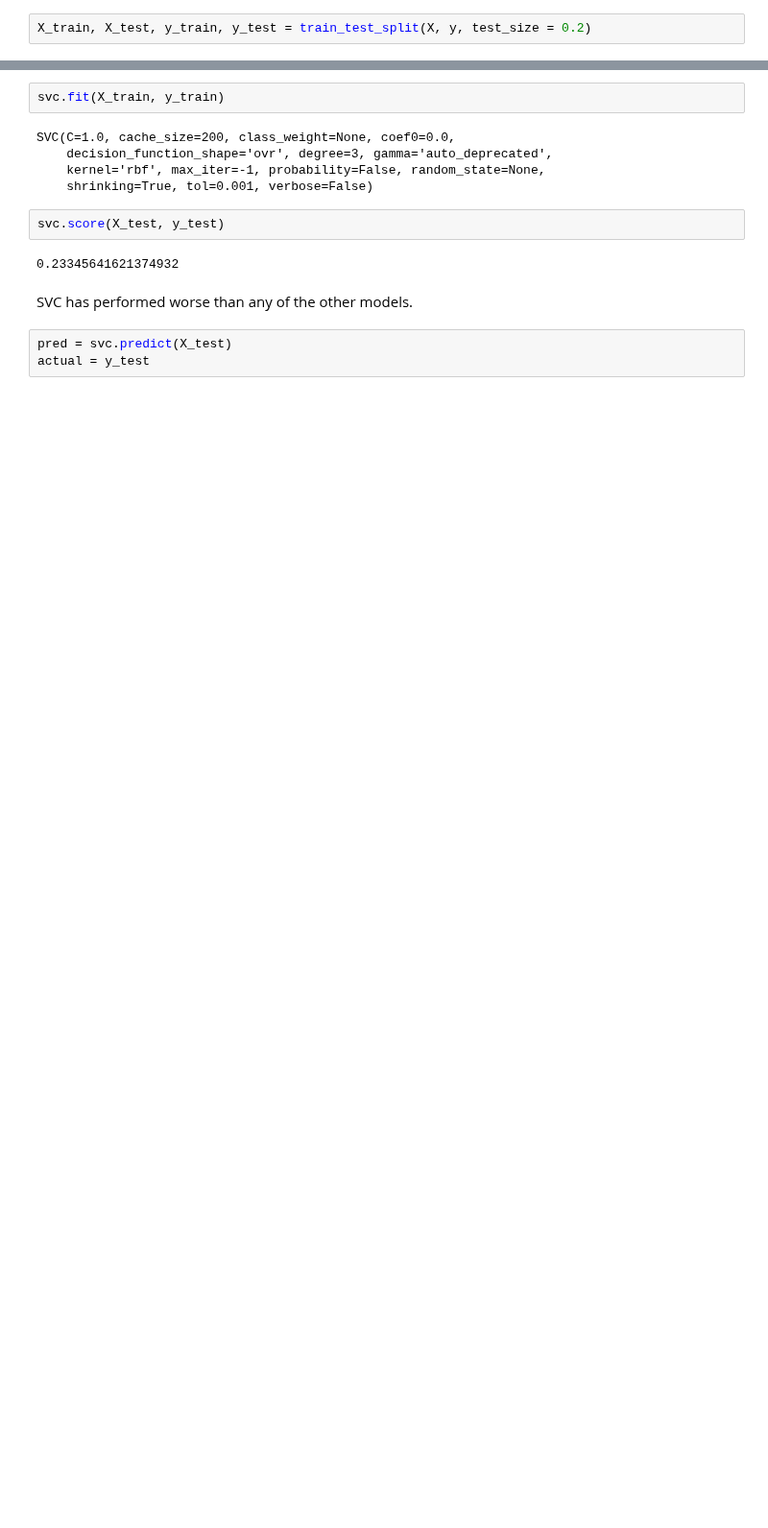
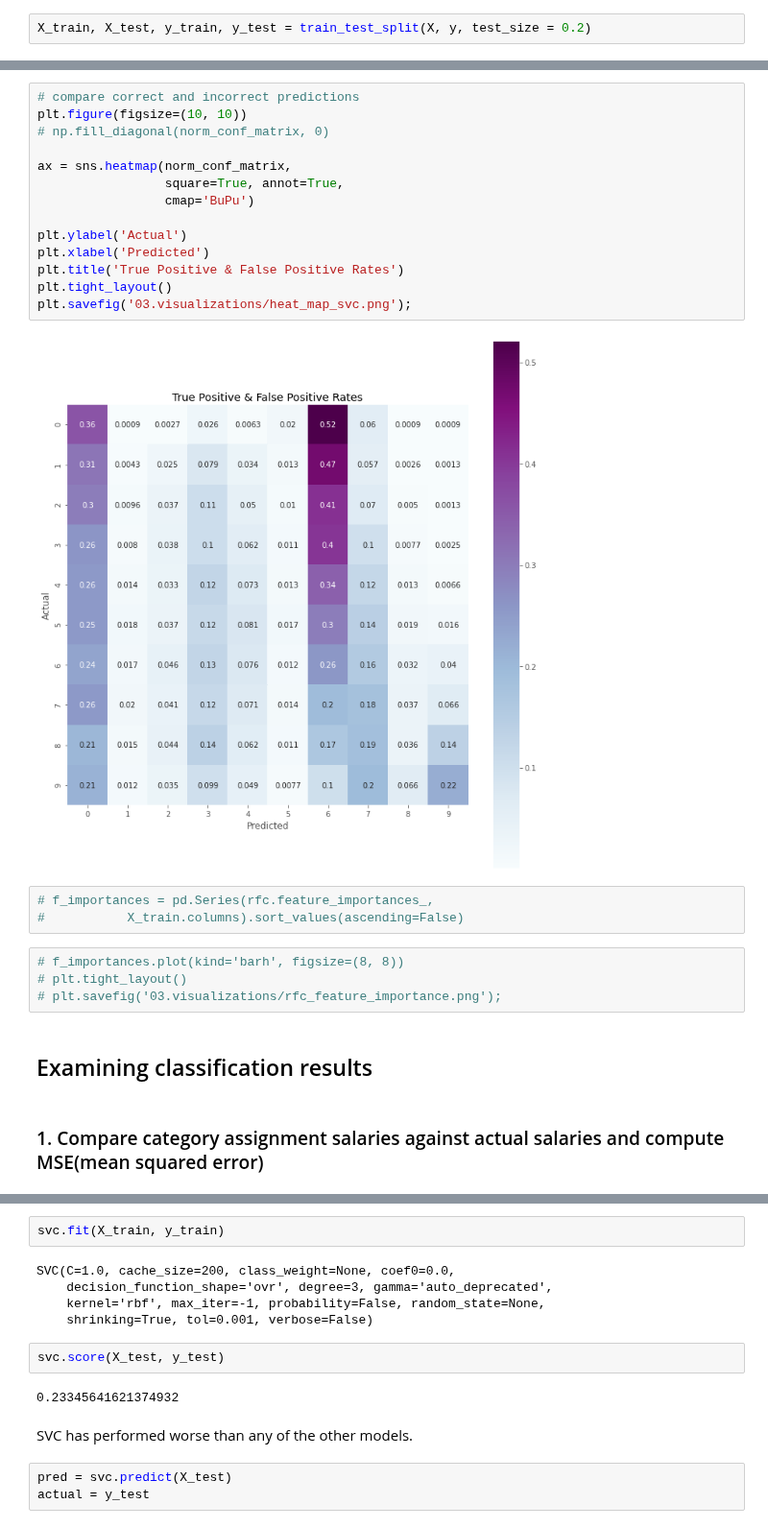
Before and after one commit to mrkjhsn/Not_for_Profit_Compensation_Modeling, a Jupyter notebook: 08.modeling_svc.ipynb, the cells around one changed output, grey strips where cells are left out. Shown at 96% size. Saved outputs shown, nothing was run; the diff lists cells and outputs as text; blank space fills up the shorter version.

```diff
--- a/08.modeling_svc.ipynb
+++ b/08.modeling_svc.ipynb
@@ -64,0 +149,27 @@ svc = SVC(kernel='rbf')
+# %%
+# compare correct and incorrect predictions
+plt.figure(figsize=(10, 10))
+# np.fill_diagonal(norm_conf_matrix, 0)
+
+ax = sns.heatmap(norm_conf_matrix,
+                 square=True, annot=True,
+                 cmap='BuPu')
+
+plt.ylabel('Actual')
+plt.xlabel('Predicted')
+plt.title('True Positive & False Positive Rates')
+plt.tight_layout()
+plt.savefig('03.visualizations/heat_map_svc.png');
+# %% [output]
+[figure, added]
+# %%
+# f_importances = pd.Series(rfc.feature_importances_,
+#           X_train.columns).sort_values(ascending=False)
+# %%
+# f_importances.plot(kind='barh', figsize=(8, 8))
+# plt.tight_layout()
+# plt.savefig('03.visualizations/rfc_feature_importance.png');
+# %% [markdown]
+## Examining classification results
+# %% [markdown]
+### 1. Compare category assignment salaries against actual salaries and compute MSE(mean squared error)
```
Also changed, not shown: parts of 36 cells of this notebook.
